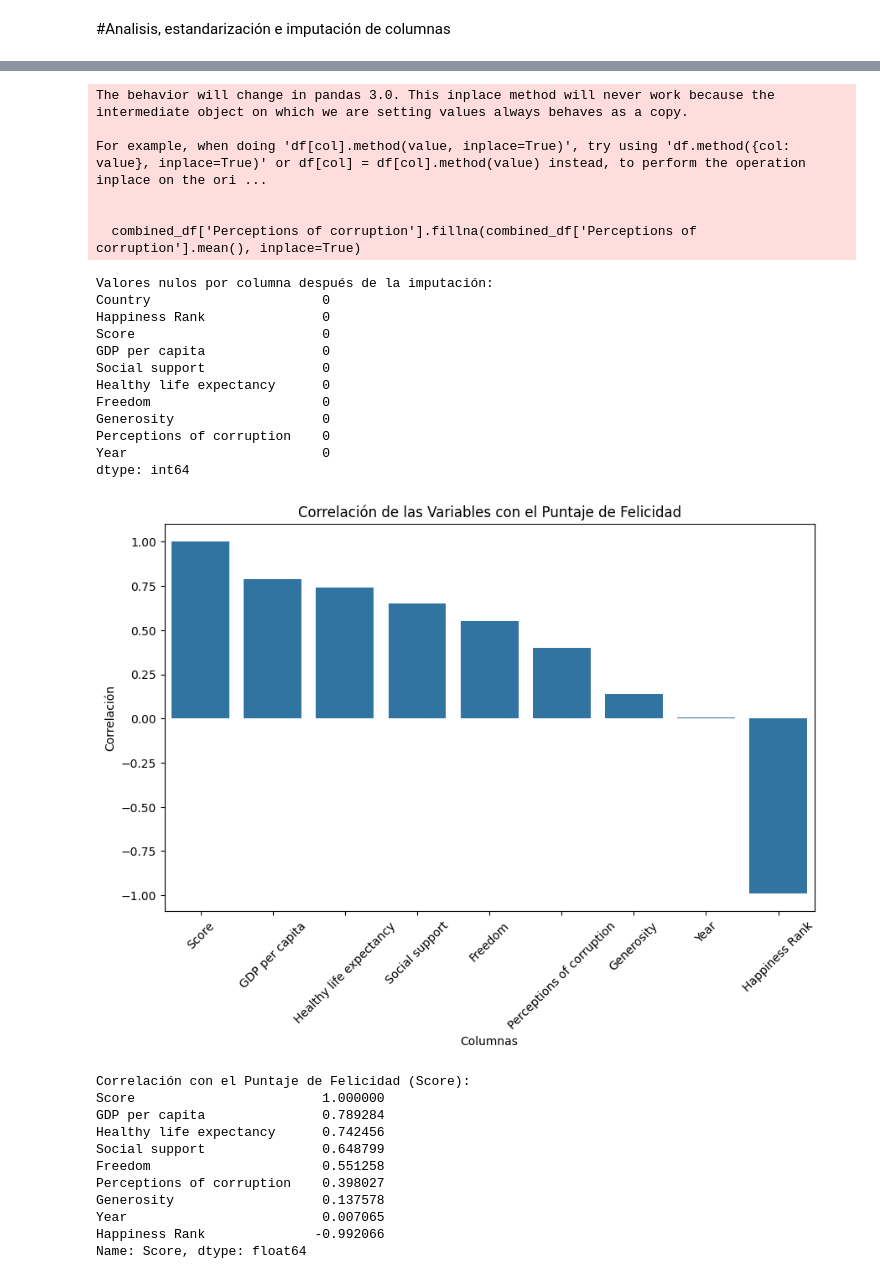
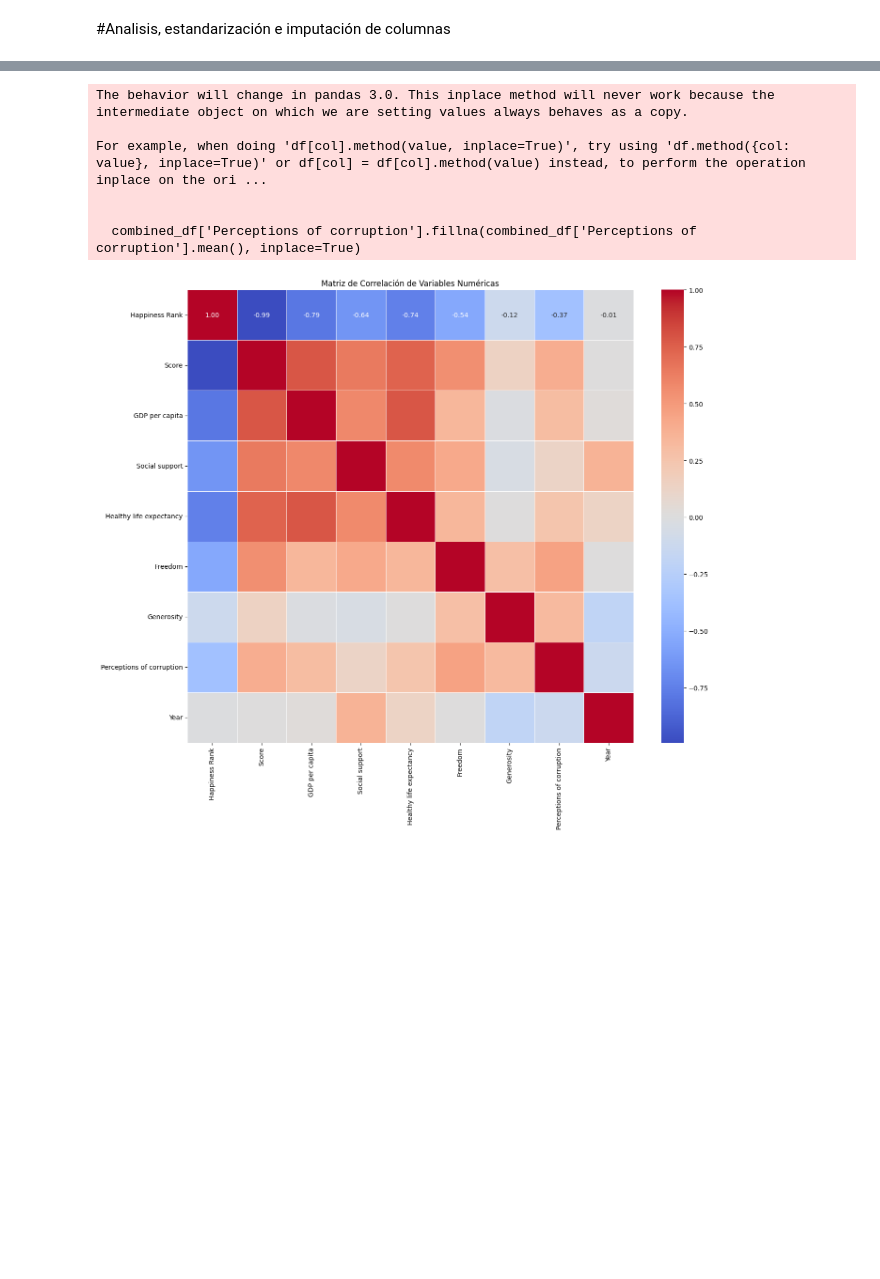
Before and after one commit to JhinPablo/Workshop3_ETL, a Jupyter notebook: notebooks/EDA.ipynb, the cells around one changed output, grey strips where cells are left out. Cells and saved outputs as stored; diff of their text form; code cells hidden in the pictures; blank space fills up the shorter version.

```diff
--- a/notebooks/EDA.ipynb
+++ b/notebooks/EDA.ipynb
@@ -236,13 +381,6 @@ import pandas as pd
 import numpy as np
 import matplotlib.pyplot as plt
 import seaborn as sns
-
-# Cargar los archivos CSV con las nuevas rutas
-df_2015 = pd.read_csv('/content/2015.csv')
-df_2016 = pd.read_csv('/content/2016.csv')
-df_2017 = pd.read_csv('/content/2017.csv')
-df_2018 = pd.read_csv('/content/2018.csv')
-df_2019 = pd.read_csv('/content/2019.csv')
 
 # Renombrar columnas para hacerlas consistentes
 df_2015.rename(columns={
@@ -307,71 +445,44 @@ df_2019['Year'] = 2019
 columns_to_keep = [
     'Country', 'Happiness Rank', 'Score', 'GDP per capita',
     'Social support', 'Healthy life expectancy', 'Freedom',
     'Generosity', 'Perceptions of corruption', 'Year'
 ]
 
 # Asegurarse de que todas las columnas faltantes estén presentes en cada DataFrame
 df_2015 = df_2015.reindex(columns=columns_to_keep)
 df_2016 = df_2016.reindex(columns=columns_to_keep)
 df_2017 = df_2017.reindex(columns=columns_to_keep)
 df_2018 = df_2018.reindex(columns=columns_to_keep)
 df_2019 = df_2019.reindex(columns=columns_to_keep)
 
 # Combinar todos los DataFrames en uno solo
 combined_df = pd.concat([df_2015, df_2016, df_2017, df_2018, df_2019], ignore_index=True)
 
 # Imputar el valor nulo en 'Perceptions of corruption' con la media
 combined_df['Perceptions of corruption'].fillna(combined_df['Perceptions of corruption'].mean(), inplace=True)
 
-# Verificar si quedan valores nulos
-print("Valores nulos por columna después de la imputación:")
-print(combined_df.isnull().sum())
-
-# Análisis de la importancia de las columnas mediante correlación con el puntaje de felicidad
+# Calcular la matriz de correlación
 numerical_columns = combined_df.select_dtypes(include=[np.number]).columns
 correlation_matrix = combined_df[numerical_columns].corr()
-happiness_correlation = correlation_matrix['Score'].sort_values(ascending=False)
 
-# Visualizar la correlación de cada variable con el puntaje de felicidad
-plt.figure(figsize=(10, 6))
-sns.barplot(x=happiness_correlation.index, y=happiness_correlation.values)
-plt.title('Correlación de las Variables con el Puntaje de Felicidad')
-plt.xlabel('Columnas')
-plt.ylabel('Correlación')
-plt.xticks(rotation=45)
+# Crear y visualizar la matriz de correlación
+plt.figure(figsize=(14, 12))  # Aumentar el tamaño de la figura para mejor visibilidad
+sns.heatmap(
+    correlation_matrix,
+    annot=True,
+    cmap='coolwarm',
+    fmt=".2f",
+    linewidths=0.5,
+    annot_kws={"size": 10}  # Ajustar el tamaño de la fuente para las anotaciones
+)
+plt.title('Matriz de Correlación de Variables Numéricas')
+plt.tight_layout()  # Ajustar automáticamente los márgenes
 plt.show()
-
-# Mostrar las correlaciones de las variables más importantes
-print("Correlación con el Puntaje de Felicidad (Score):")
-print(happiness_correlation)
 # %% [output]
 The behavior will change in pandas 3.0. This inplace method will never work because the intermediate object on which we are setting values always behaves as a copy.
 
 For example, when doing 'df[col].method(value, inplace=True)', try using 'df.method({col: value}, inplace=True)' or df[col] = df[col].method(value) instead, to perform the operation inplace on the ori ...
 
 
   combined_df['Perceptions of corruption'].fillna(combined_df['Perceptions of corruption'].mean(), inplace=True)
-Valores nulos por columna después de la imputación:
-Country                      0
-Happiness Rank               0
-Score                        0
-GDP per capita               0
-Social support               0
-Healthy life expectancy      0
-Freedom                      0
-Generosity                   0
-Perceptions of corruption    0
-Year                         0
-dtype: int64
-[figure, old version]
+[figure, new version]
-Correlación con el Puntaje de Felicidad (Score):
-Score                        1.000000
-GDP per capita               0.789284
-Healthy life expectancy      0.742456
-Social support               0.648799
-Freedom                      0.551258
-Perceptions of corruption    0.398027
-Generosity                   0.137578
-Year                         0.007065
-Happiness Rank              -0.992066
-Name: Score, dtype: float64
```
Also changed, not shown: parts of 9 cells of this notebook, 12 other files.
